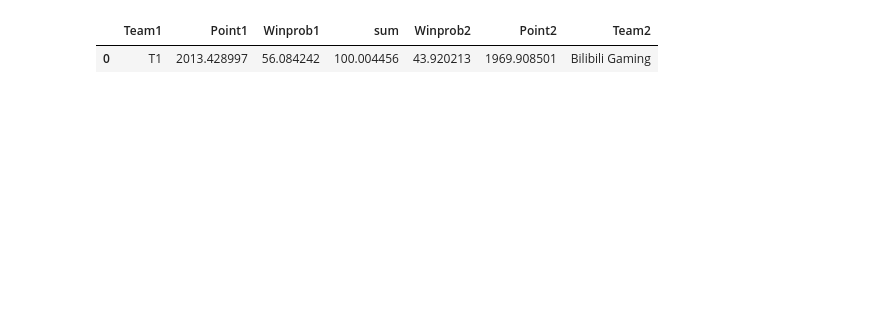
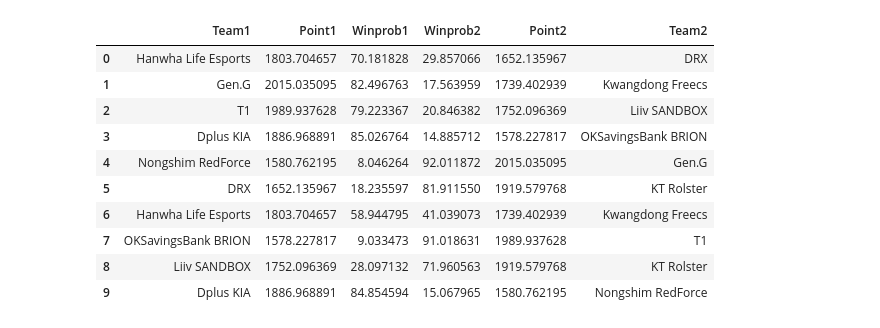
Before and after one commit to posky/LoL-Esports, a Jupyter notebook: glicko_rating_matches.ipynb, the cells around one changed output. Saved outputs shown, nothing was run; the diff lists cells and outputs as text; code cells hidden in the pictures; blank space fills up the shorter version.

```diff
--- a/glicko_rating_matches.ipynb
+++ b/glicko_rating_matches.ipynb
@@ -174,3 +165,8 @@ for name in team_names.values():
         last_game_date=row["last_game_date"],
     )
     lst_team.append(teams[team_id])
+# %%
+match_schedules = match_schedules.loc[match_schedules["Winner"].isna()].reset_index(
+    drop=True
+)
+match_schedules
@@ -177,2 +187,5 @@ for name in team_names.values():
 # %%
 glicko = GlickoSystem()
+# %%
+matches = match_schedules.head(10)
+matches
@@ -179,27 +204,32 @@ glicko = GlickoSystem()
 # %%
-matches = [
-    ("T1", "BLG"),
-]
-
-columns = ["Team1", "Point1", "Winprob1", "sum", "Winprob2", "Point2", "Team2"]
+columns = ["Team1", "Point1", "Winprob1", "Winprob2", "Point2", "Team2"]
 probs = pd.DataFrame(columns=columns)
-for team1_name, team2_name in matches:
-    team1 = teams[get_team_id(teams_id, team_names[team1_name])]
-    team2 = teams[get_team_id(teams_id, team_names[team2_name])]
+for row in matches.itertuples():
+    team1_name = row.Team1
+    team2_name = row.Team2
+    team1 = teams[get_team_id(teams_id, team1_name)]
+    team2 = teams[get_team_id(teams_id, team2_name)]
     lst = [
         team1.name,
         team1.point,
         team1.get_win_probability(glicko, team2) * 100,
-        0,
         team2.get_win_probability(glicko, team1) * 100,
         team2.point,
         team2.name,
     ]
     df = pd.DataFrame(data=[lst], columns=columns)
     probs = pd.concat([probs, df], ignore_index=True)
-probs["sum"] = probs[["Winprob1", "Winprob2"]].sum(axis=1)
 probs
 # %% [output]
-|  | Team1 | Point1 | Winprob1 | sum | Winprob2 | Point2 | Team2 |
-| 0 | T1 | 2013.428997 | 56.084242 | 100.004456 | 43.920213 | 1969.908501 | Bilibili Gaming |
+|  | Team1 | Point1 | Winprob1 | Winprob2 | Point2 | Team2 |
+| 0 | Hanwha Life Esports | 1803.704657 | 70.181828 | 29.857066 | 1652.135967 | DRX |
+| 1 | Gen.G | 2015.035095 | 82.496763 | 17.563959 | 1739.402939 | Kwangdong Freecs |
+| 2 | T1 | 1989.937628 | 79.223367 | 20.846382 | 1752.096369 | Liiv SANDBOX |
+| 3 | Dplus KIA | 1886.968891 | 85.026764 | 14.885712 | 1578.227817 | OKSavingsBank BRION |
+| 4 | Nongshim RedForce | 1580.762195 | 8.046264 | 92.011872 | 2015.035095 | Gen.G |
+| 5 | DRX | 1652.135967 | 18.235597 | 81.911550 | 1919.579768 | KT Rolster |
+| 6 | Hanwha Life Esports | 1803.704657 | 58.944795 | 41.039073 | 1739.402939 | Kwangdong Freecs |
+| 7 | OKSavingsBank BRION | 1578.227817 | 9.033473 | 91.018631 | 1989.937628 | T1 |
+| 8 | Liiv SANDBOX | 1752.096369 | 28.097132 | 71.960563 | 1919.579768 | KT Rolster |
+| 9 | Dplus KIA | 1886.968891 | 84.854594 | 15.067965 | 1580.762195 | Nongshim RedForce |
 # %%
```
Also changed, not shown: parts of 15 cells of this notebook.
